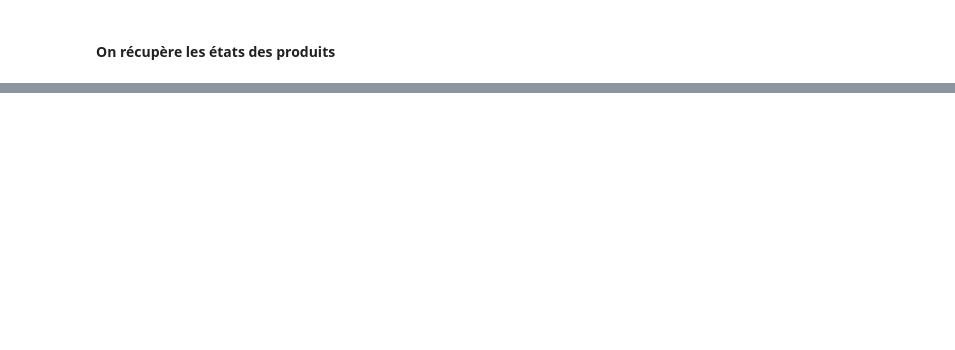
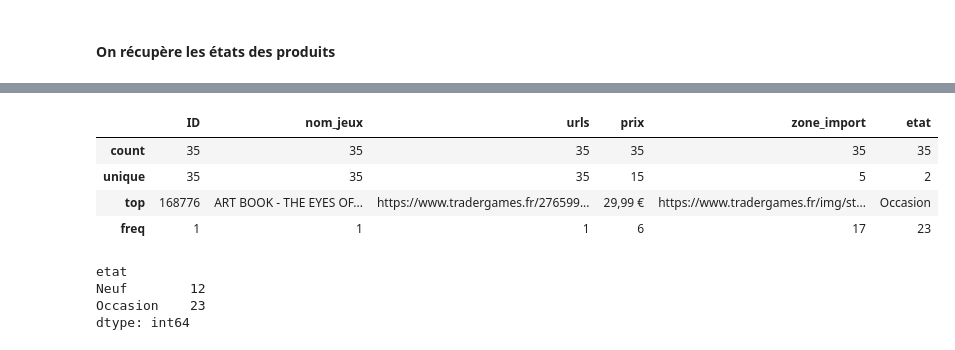
Before and after one commit to RobertoJustino/python_webscrapping, a Jupyter notebook: python_scraping_trader_games.ipynb, the cells around one changed output, grey strips where cells are left out. Saved outputs shown, nothing was run; the diff lists cells and outputs as text; code cells hidden in the pictures; blank space fills up the shorter version.

```diff
--- a/python_scraping_trader_games.ipynb
+++ b/python_scraping_trader_games.ipynb
@@ -374,0 +375,15 @@ df
+# %%
+df.describe()
+# %% [output]
+|  | ID | nom_jeux | urls | prix | zone_import | etat |
+| count | 35 | 35 | 35 | 35 | 35 | 35 |
+| unique | 35 | 35 | 35 | 15 | 5 | 2 |
+| top | 168776 | ART BOOK - THE EYES OF... | https://www.tradergames.fr/276599... | 29,99 € | https://www.tradergames.fr/img/st... | Occasion |
+| freq | 1 | 1 | 1 | 6 | 17 | 23 |
+# %%
+df.groupby('etat').size()
+# %% [output]
+etat
+Neuf        12
+Occasion    23
+dtype: int64
```
Also changed, not shown: parts of 11 cells of this notebook, 6 other files.
